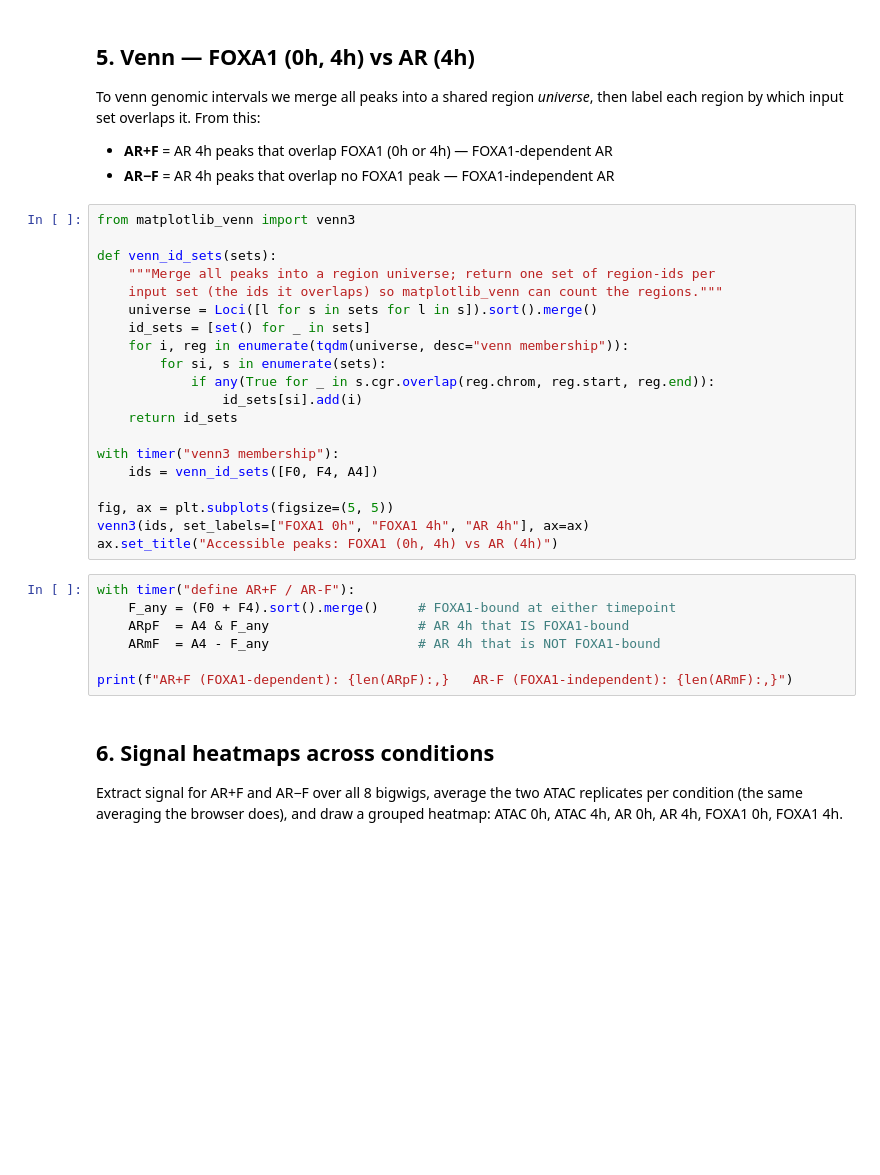
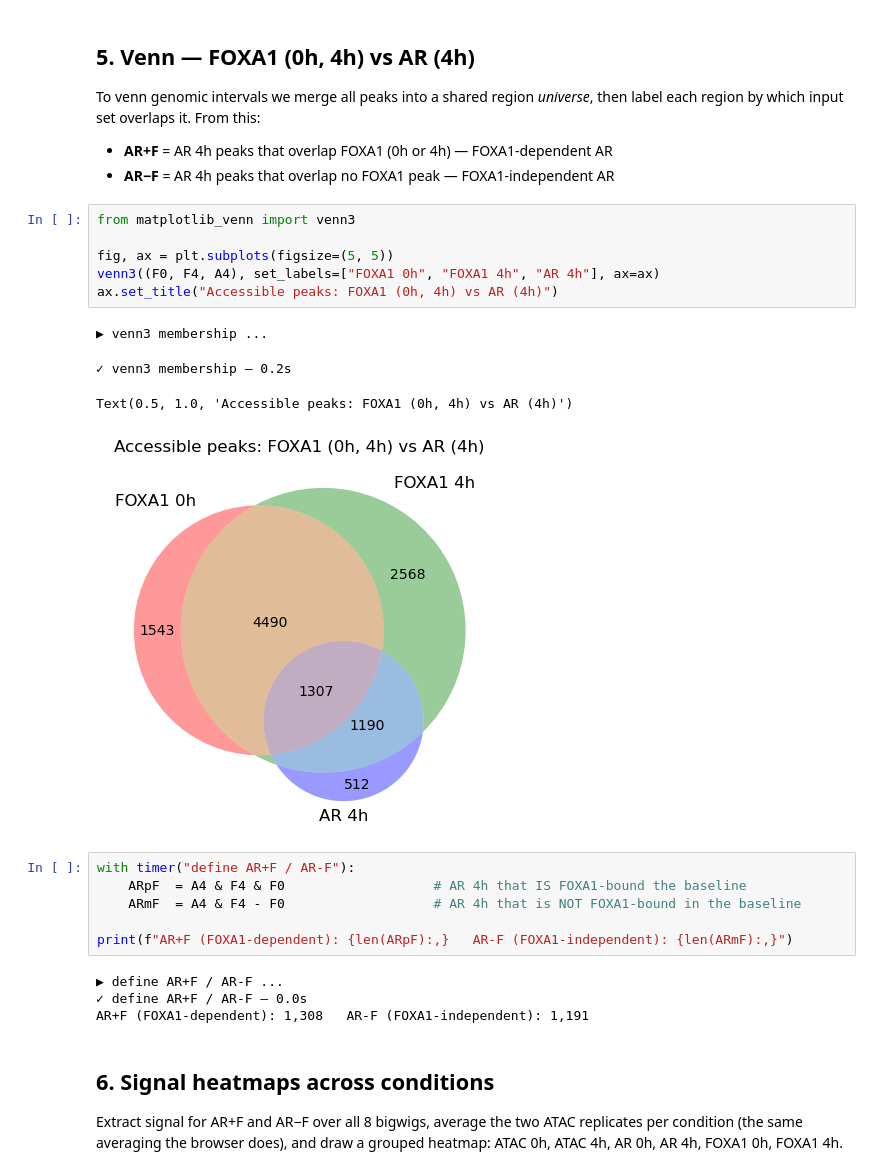
Before and after one commit to birkiy/genomeblocks, a Jupyter notebook: examples/ar_foxa1_lncap/ar_foxa1_lncap.ipynb, the cells around one changed output. Cells and saved outputs as stored; diff of their text form; blank space fills up the shorter version.

```diff
--- a/examples/ar_foxa1_lncap/ar_foxa1_lncap.ipynb
+++ b/examples/ar_foxa1_lncap/ar_foxa1_lncap.ipynb
@@ -116,30 +140,24 @@ then label each region by which input set overlaps it. From this:
 # %%
 from matplotlib_venn import venn3
 
-def venn_id_sets(sets):
-    """Merge all peaks into a region universe; return one set of region-ids per
-    input set (the ids it overlaps) so matplotlib_venn can count the regions."""
-    universe = Loci([l for s in sets for l in s]).sort().merge()
-    id_sets = [set() for _ in sets]
-    for i, reg in enumerate(tqdm(universe, desc="venn membership")):
-        for si, s in enumerate(sets):
-            if any(True for _ in s.cgr.overlap(reg.chrom, reg.start, reg.end)):
-                id_sets[si].add(i)
-    return id_sets
-
-with timer("venn3 membership"):
-    ids = venn_id_sets([F0, F4, A4])
-
 fig, ax = plt.subplots(figsize=(5, 5))
-venn3(ids, set_labels=["FOXA1 0h", "FOXA1 4h", "AR 4h"], ax=ax)
+venn3((F0, F4, A4), set_labels=["FOXA1 0h", "FOXA1 4h", "AR 4h"], ax=ax)
 ax.set_title("Accessible peaks: FOXA1 (0h, 4h) vs AR (4h)")
+# %% [output]
+▶ venn3 membership ...
+✓ venn3 membership — 0.2s
+Text(0.5, 1.0, 'Accessible peaks: FOXA1 (0h, 4h) vs AR (4h)')
+[figure, added]
 # %%
 with timer("define AR+F / AR-F"):
-    F_any = (F0 + F4).sort().merge()     # FOXA1-bound at either timepoint
-    ARpF  = A4 & F_any                   # AR 4h that IS FOXA1-bound
-    ARmF  = A4 - F_any                   # AR 4h that is NOT FOXA1-bound
+    ARpF  = A4 & F4 & F0                   # AR 4h that IS FOXA1-bound the baseline
+    ARmF  = A4 & F4 - F0                   # AR 4h that is NOT FOXA1-bound in the baseline
 
 print(f"AR+F (FOXA1-dependent): {len(ARpF):,}   AR-F (FOXA1-independent): {len(ARmF):,}")
+# %% [output]
+▶ define AR+F / AR-F ...
+✓ define AR+F / AR-F — 0.0s
+AR+F (FOXA1-dependent): 1,308   AR-F (FOXA1-independent): 1,191
 # %% [markdown]
 ## 6. Signal heatmaps across conditions
 
```
Also changed, not shown: parts of 10 cells of this notebook, 10 other files.
